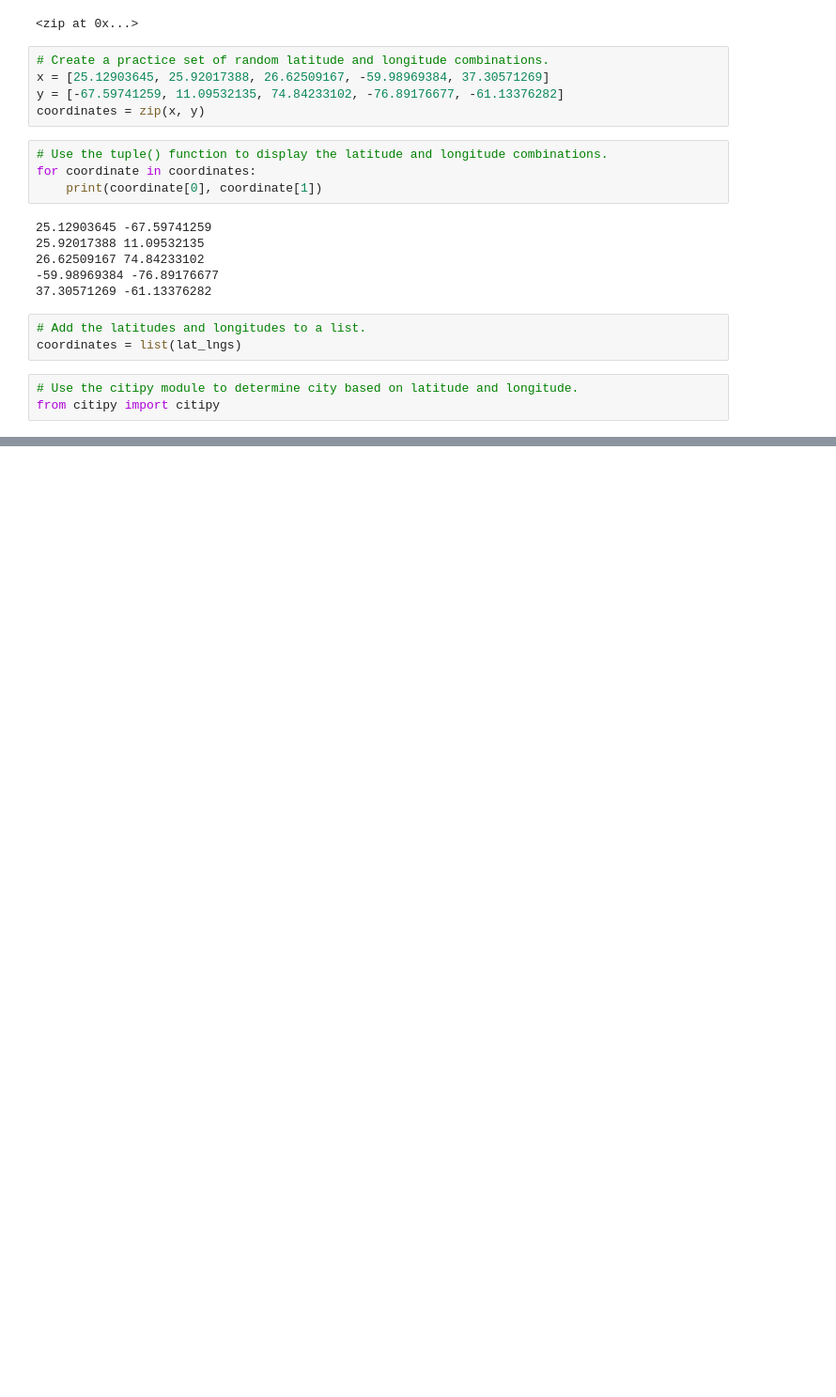
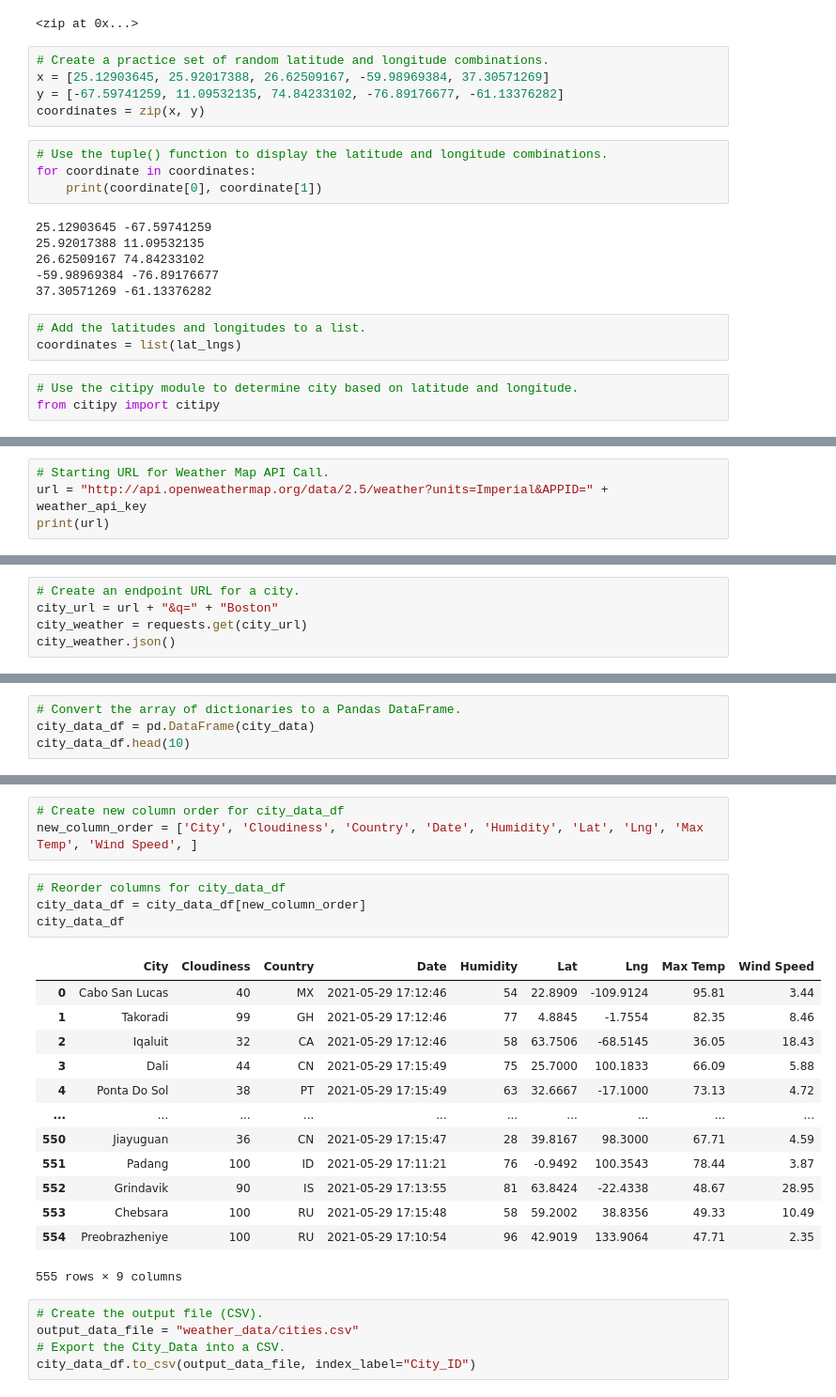
Before and after one commit to cadejackson/World_Weather_Analysis, a Jupyter notebook: WeatherPy.ipynb, the cells around one changed output, grey strips where cells are left out. Shown: that part at 94% size. Cells and saved outputs as stored; diff of their text form; blank space fills up the shorter version.

Commit message:
Add Weatherpy and cities csv

```diff
--- a/WeatherPy.ipynb
+++ b/WeatherPy.ipynb
@@ -57,0 +78,4 @@ rikitea pf
+# %%
+# Starting URL for Weather Map API Call.
+url = "http://api.openweathermap.org/data/2.5/weather?units=Imperial&APPID=" + weather_api_key
+print(url)
@@ -57,0 +156,5 @@ rikitea pf
+# %%
+# Create an endpoint URL for a city.
+city_url = url + "&q=" + "Boston"
+city_weather = requests.get(city_url)
+city_weather.json()
@@ -57,0 +282,4 @@ rikitea pf
+# %%
+# Convert the array of dictionaries to a Pandas DataFrame.
+city_data_df = pd.DataFrame(city_data)
+city_data_df.head(10)
@@ -57,0 +298,26 @@ rikitea pf
+# %%
+# Create new column order for city_data_df
+new_column_order = ['City', 'Cloudiness', 'Country', 'Date', 'Humidity', 'Lat', 'Lng', 'Max Temp', 'Wind Speed', ]
+# %%
+# Reorder columns for city_data_df
+city_data_df = city_data_df[new_column_order]
+city_data_df
+# %% [output]
+|  | City | Cloudiness | Country | Date | Humidity | Lat | Lng | Max Temp | Wind Speed |
+| 0 | Cabo San Lucas | 40 | MX | 2021-05-29 17:12:46 | 54 | 22.8909 | -109.9124 | 95.81 | 3.44 |
+| 1 | Takoradi | 99 | GH | 2021-05-29 17:12:46 | 77 | 4.8845 | -1.7554 | 82.35 | 8.46 |
+| 2 | Iqaluit | 32 | CA | 2021-05-29 17:12:46 | 58 | 63.7506 | -68.5145 | 36.05 | 18.43 |
+| 3 | Dali | 44 | CN | 2021-05-29 17:15:49 | 75 | 25.7000 | 100.1833 | 66.09 | 5.88 |
+| 4 | Ponta Do Sol | 38 | PT | 2021-05-29 17:15:49 | 63 | 32.6667 | -17.1000 | 73.13 | 4.72 |
+| ... | ... | ... | ... | ... | ... | ... | ... | ... | ... |
+| 550 | Jiayuguan | 36 | CN | 2021-05-29 17:15:47 | 28 | 39.8167 | 98.3000 | 67.71 | 4.59 |
+| 551 | Padang | 100 | ID | 2021-05-29 17:11:21 | 76 | -0.9492 | 100.3543 | 78.44 | 3.87 |
+| 552 | Grindavik | 90 | IS | 2021-05-29 17:13:55 | 81 | 63.8424 | -22.4338 | 48.67 | 28.95 |
+| 553 | Chebsara | 100 | RU | 2021-05-29 17:15:48 | 58 | 59.2002 | 38.8356 | 49.33 | 10.49 |
+| 554 | Preobrazheniye | 100 | RU | 2021-05-29 17:10:54 | 96 | 42.9019 | 133.9064 | 47.71 | 2.35 |
+555 rows × 9 columns
+# %%
+# Create the output file (CSV).
+output_data_file = "weather_data/cities.csv"
+# Export the City_Data into a CSV.
+city_data_df.to_csv(output_data_file, index_label="City_ID")
```
Also changed, not shown: parts of 19 cells of this notebook, 3 other files.
